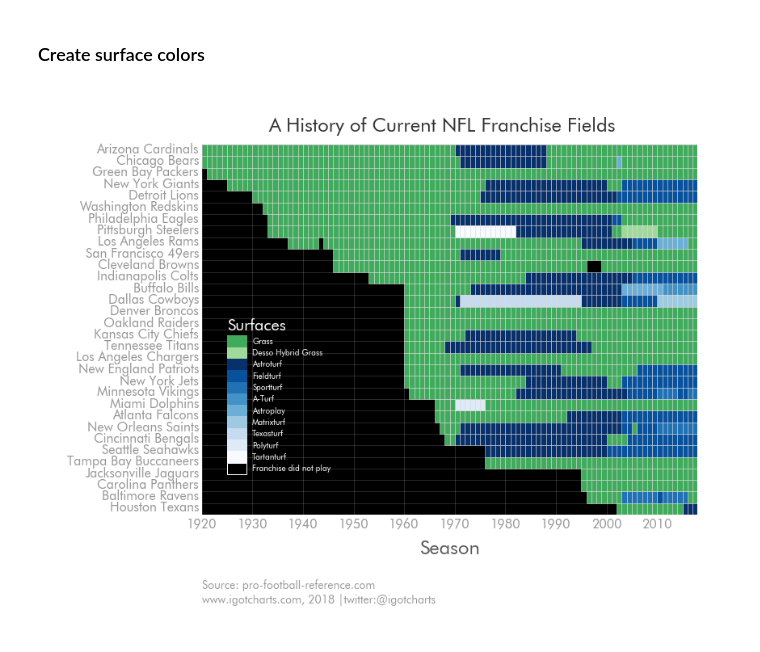
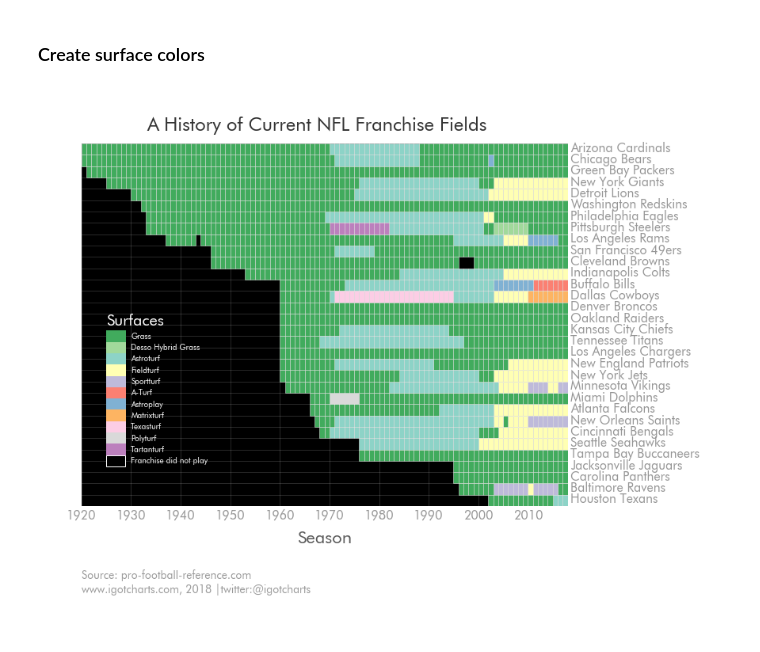
Before and after one commit to igotcharts/charts_and_more_charts, a Jupyter notebook: notebooks/playing surface.ipynb, the cells around one changed output. Drawn from its saved outputs; the diff is of its cells as text; code cells hidden in the pictures.

Commit message:
added alternate chart colors and changed labels

```diff
--- a/notebooks/playing surface.ipynb
+++ b/notebooks/playing surface.ipynb
@@ -238,47 +242,55 @@ field_list = list(cleaned_season_frame['Actual Surface'].unique())
 
 
 field_list.insert(1,field_list.pop(field_list.index('Desso Hybrid Grass')))
-colors = ['#41ab5d','#a1d99b','#08306b','#08519c',
+color_list1 = ['#41ab5d','#a1d99b','#08306b','#08519c',
           '#2171b5','#4292c6','#6baed6',
           '#9ecae1','#c6dbef','#deebf7','#f7fbff']
 
+color_list2 = ['#41ab5d','#a1d99b','#8dd3c7','#ffffb3',
+          '#bebada','#fb8072','#80b1d3',
+          '#fdb462','#fccde5','#d9d9d9','#bc80bd']
 
-field_map = {field_list[x]:colors[x] for x in range(len(colors))}
+
+
+def color_mapping(colors):
+    return {field_list[x]:colors[x] for x in range(len(colors))}
+
+field_map = color_mapping(color_list2)
 field_colors = cleaned_season_frame['Actual Surface'].map(field_map)
 # %%
 field_chart = viz_functions.chart_maker('A History of Current NFL Franchise Fields',title_size=24)
 fig  = field_chart.initial_fig_axis()
 fig.subplots_adjust(top=.92)
 ax = field_chart.axes_set_up(fig)
 
 plt.barh(bottom=cleaned_season_frame.index-.5,width=[1 for x in range(1968)],height=1,
          left=cleaned_season_frame['Season'],color=field_colors,zorder=2,label='a',edgecolor='#f0f0f0',linewidth=.5)
 
 field_chart.patch_adder(ax,facecolor='black')
 field_chart.tick_params_(ax,labelcolor='#737373')
 field_chart.y_axis_setup(ax,0,32)
 field_chart.x_axis_setup(ax,1920,2018,10)
 ax.set_yticklabels(teams_in_season_order.insert(0,''),va='bottom')
 
 ax.text(1925,16,'Surfaces',fontsize=20,color='white',weight='bold',ha='left')
 ax.grid(color='white',zorder=2,alpha=.2)
 for i,v in enumerate(zip(field_map.keys(),field_map.values())):
     ax.text(1930,15-i,v[0],color='white',va='center')
     plt.barh(bottom=15-i,width=4,height=1,left=1925,zorder=2,color=v[1])
 
 ax.text(1930,4,'Franchise did not play',color='white',va='center')
 plt.barh(bottom=4,width=3.9,height=1,left=1925,zorder=2,color='black',edgecolor='white',linewidth=1)
 
-ax.set_xlabel('Season',fontsize=24,alpha=.65)
+ax.set_xlabel('Season',fontsize=22,alpha=.65)
 
 field_chart.citations(ax,source='Source: pro-football-reference.com',
                       chart_tag='www.igotcharts.com, 2018 |twitter:@igotcharts',
                       source_y=-.2,chart_tag_y=-.24)
-
+ax.yaxis.tick_right()
 os.chdir(outputs)
-viz_functions.chart_save('NFL_fields_v_1')
+viz_functions.chart_save('NFL_fields_v_2')
 
 plt.show()
 # %% [output]
-[figure, old version]
+[figure, new version]
 # %%
```
Also changed, not shown: parts of 6 cells of this notebook, 3 other files.
